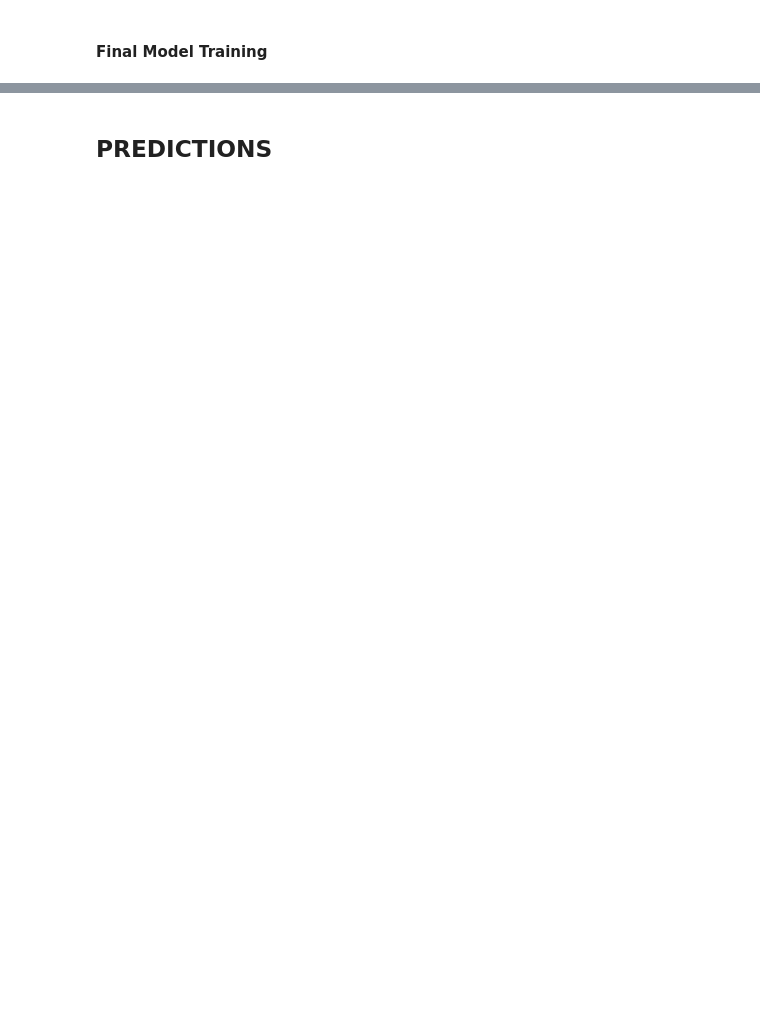
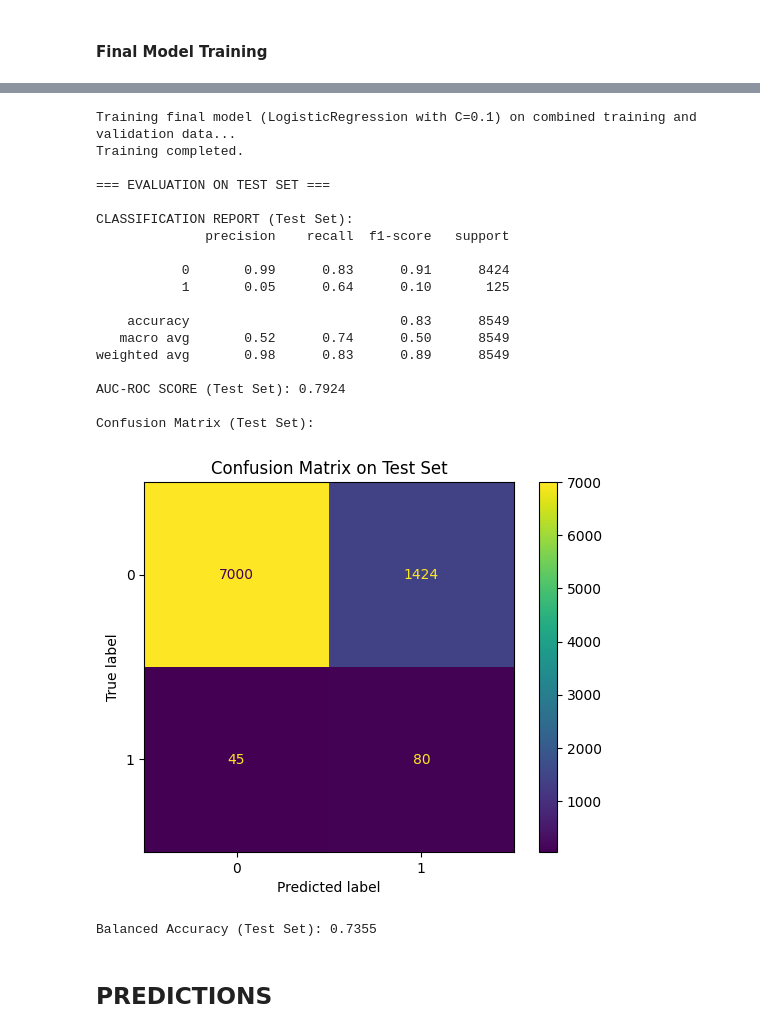
Before and after one commit to WojciechHrycenko/MachineLearning1, a Jupyter notebook: Insurances/Insurance_For_Classification.ipynb, the cells around one changed output, grey strips where cells are left out. Saved outputs shown, nothing was run; the diff lists cells and outputs as text; code cells hidden in the pictures; blank space fills up the shorter version.

```diff
--- a/Insurances/Insurance_For_Classification.ipynb
+++ b/Insurances/Insurance_For_Classification.ipynb
@@ -275,7 +127,0 @@ We clearly see that we only have 1,46% of the data with claim_status = 1, so we
-# %%
-corr_columns = df.select_dtypes(include=[np.number])
-plt.rcParams['font.size'] = 10
-plt.figure(figsize=(8, 8))
-sns.heatmap(corr_columns.corr(), annot=True, cmap='coolwarm')
-plt.title('Correlation Matrix')
-plt.show()
@@ -2221,3 +624,75 @@ print(f"Zbalansowana Dokładność (Zbiór Testowy): {balanced_acc_test_svm:.4f}
+# %%
+# Best value for C set to 0.1
+final_C_value = 0.1
+
+# Initialize logistic regression model with best C parameter
+# Note: class_weight='balanced' and random_state=42 are very important for imbalanced data and reproducibility
+final_log_model = LogisticRegression(
+    max_iter=5000,
+    class_weight='balanced',
+    random_state=42,
+    C=final_C_value  # Using best C = 0.1
+)
+
+final_pipeline = ImbPipeline(steps=[
+    ('preprocessing', preprocessor),  # Your defined preprocessor
+    ('smote', SMOTENC(categorical_features=categorical_features_indices, random_state=42)),  # Make sure categorical_features_indices is correct
+    ('classifier', final_log_model)
+])
+
+# === Combining training and validation data for final training ===
+# This is a key step: we combine X_train and X_val to train the final model on more data.
+X_combined_train_val = pd.concat([X_train, X_val], ignore_index=True)
+y_combined_train_val = pd.concat([y_train, y_val], ignore_index=True)
+
+print(f"Training final model ({final_log_model.__class__.__name__} with C={final_C_value}) on combined training and validation data...")
+final_pipeline.fit(X_combined_train_val, y_combined_train_val)
+print("Training completed.")
+
+# === Evaluation on the test set (NEVER used before) ===
+print("\n=== EVALUATION ON TEST SET ===")
+y_test_pred = final_pipeline.predict(X_test)
+y_test_proba = final_pipeline.predict_proba(X_test)[:, 1]  # Probabilities for the positive class (1)
+
+# Generate classification report
+print("\nCLASSIFICATION REPORT (Test Set):")
+print(classification_report(y_test, y_test_pred))
+
+# Calculate and display AUC-ROC score
+auc_score_test = roc_auc_score(y_test, y_test_proba)
+print(f"AUC-ROC SCORE (Test Set): {auc_score_test:.4f}")
+
+# Confusion matrix
+print("\nConfusion Matrix (Test Set):")
+ConfusionMatrixDisplay.from_predictions(y_test, y_test_pred)
+plt.title("Confusion Matrix on Test Set")
+plt.show()
+
+# Optional: Balanced accuracy on the test set
+from sklearn.metrics import balanced_accuracy_score
+balanced_acc_test = balanced_accuracy_score(y_test, y_test_pred)
+print(f"Balanced Accuracy (Test Set): {balanced_acc_test:.4f}")
+# %% [output]
+Training final model (LogisticRegression with C=0.1) on combined training and validation data...
+Training completed.
+
+=== EVALUATION ON TEST SET ===
+
+CLASSIFICATION REPORT (Test Set):
+              precision    recall  f1-score   support
+
+           0       0.99      0.83      0.91      8424
+           1       0.05      0.64      0.10       125
+
+    accuracy                           0.83      8549
+   macro avg       0.52      0.74      0.50      8549
+weighted avg       0.98      0.83      0.89      8549
+
+AUC-ROC SCORE (Test Set): 0.7924
+
+Confusion Matrix (Test Set):
+[figure, added]
+Balanced Accuracy (Test Set): 0.7355
 # %% [markdown]
 ## PREDICTIONS
 # %% [markdown]
```
Also changed, not shown: parts of 90 cells of this notebook, 3 other files.
